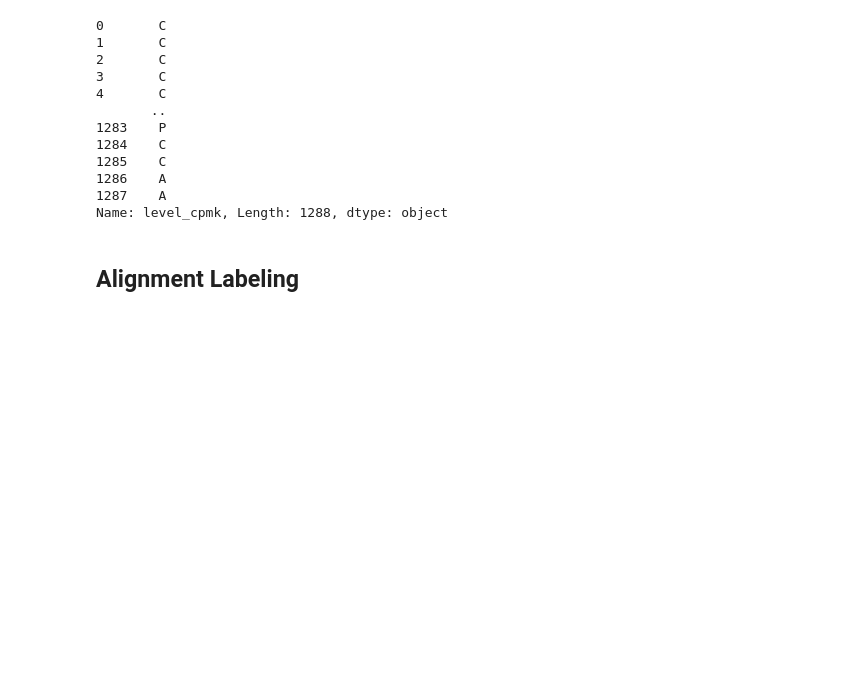
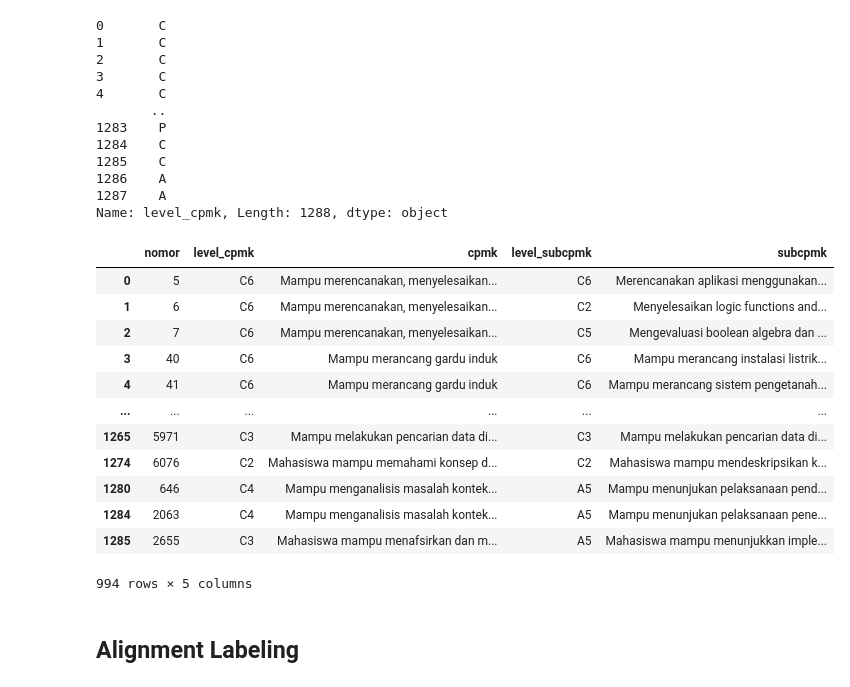
Before and after one commit to FadQode/skripsi-modelling, a Jupyter notebook: dataset-analysis.ipynb, the cells around one changed output. Drawn from its saved outputs; the diff is of its cells as text; code cells hidden in the pictures; blank space fills up the shorter version.

```diff
--- a/dataset-analysis.ipynb
+++ b/dataset-analysis.ipynb
@@ -90,6 +87,22 @@ df["level_cpmk"].str[0]
 1286    A
 1287    A
 Name: level_cpmk, Length: 1288, dtype: object
+# %%
+df.loc[df["level_cpmk"].str[0] == 'C']
+# %% [output]
+|  | nomor | level_cpmk | cpmk | level_subcpmk | subcpmk |
+| 0 | 5 | C6 | Mampu merencanakan, menyelesaikan... | C6 | Merencanakan aplikasi menggunakan... |
+| 1 | 6 | C6 | Mampu merencanakan, menyelesaikan... | C2 | Menyelesaikan logic functions and... |
+| 2 | 7 | C6 | Mampu merencanakan, menyelesaikan... | C5 | Mengevaluasi boolean algebra dan ... |
+| 3 | 40 | C6 | Mampu merancang gardu induk | C6 | Mampu merancang instalasi listrik... |
+| 4 | 41 | C6 | Mampu merancang gardu induk | C6 | Mampu merancang sistem pengetanah... |
+| ... | ... | ... | ... | ... | ... |
+| 1265 | 5971 | C3 | Mampu melakukan pencarian data di... | C3 | Mampu melakukan pencarian data di... |
+| 1274 | 6076 | C2 | Mahasiswa mampu memahami konsep d... | C2 | Mahasiswa mampu mendeskripsikan k... |
+| 1280 | 646 | C4 | Mampu menganalisis masalah kontek... | A5 | Mampu menunjukan pelaksanaan pend... |
+| 1284 | 2063 | C4 | Mampu menganalisis masalah kontek... | A5 | Mampu menunjukan pelaksanaan pene... |
+| 1285 | 2655 | C3 | Mahasiswa mampu menafsirkan dan m... | A5 | Mahasiswa mampu menunjukkan imple... |
+994 rows × 5 columns
 # %% [markdown]
 ## Alignment Labeling
 # %%
```
Also changed, not shown: parts of 12 cells of this notebook, 1 other file.
